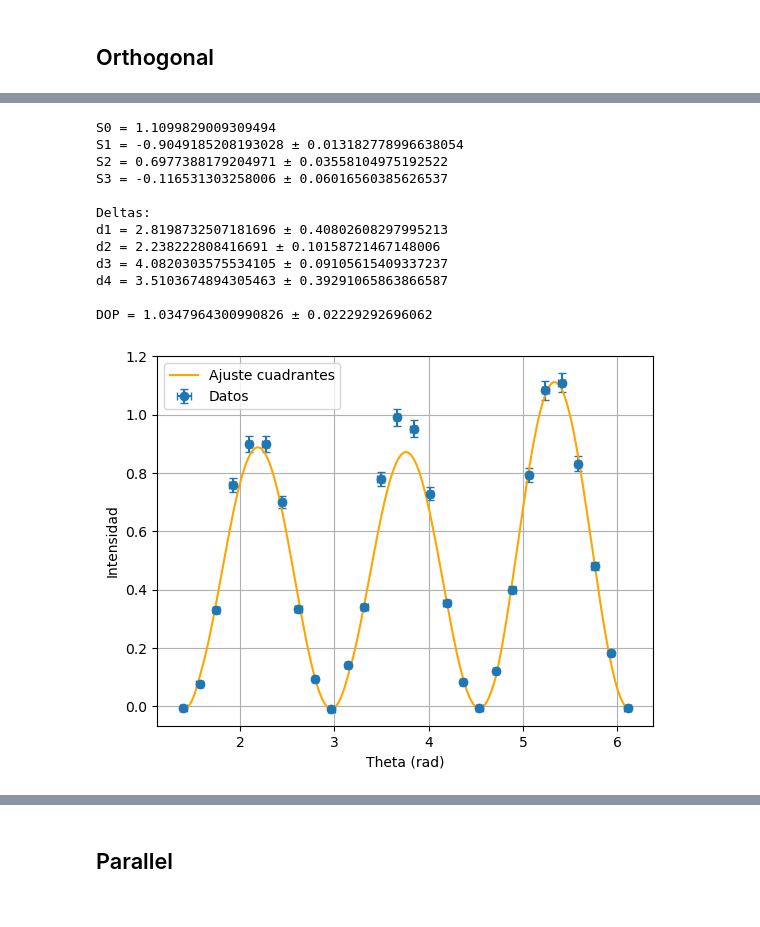
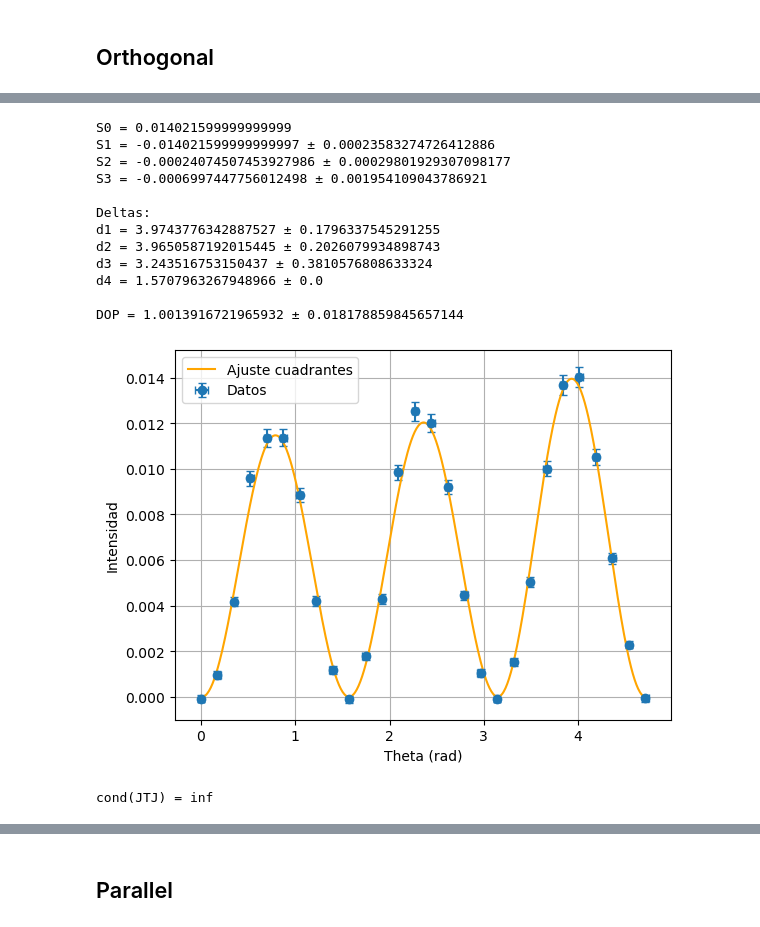
Before and after one commit to BernardoPironio/Polarimetro, a Jupyter notebook: analisis mediciones paralelo y ortogonal.ipynb, the cells around one changed output, grey strips where cells are left out. Drawn from its saved outputs; the diff is of its cells as text; code cells hidden in the pictures.

```diff
--- a/analisis mediciones paralelo y ortogonal.ipynb
+++ b/analisis mediciones paralelo y ortogonal.ipynb
@@ -279,5 +279,5 @@ I_med = I_med / norm_number
 # %%
 
-S0 = np.max(I_med)
-print(f'S0: {S0}')
+S0_para = np.max(I_med_para)
+print(f'S0: {S0_para}')
 # %% [output]
@@ -452,8 +452,3 @@ plt.show()
 # Errors an graphs
 # %% [markdown]
 ## Orthogonal
-# %%
-medicion = pd.read_csv('Measurements\\medicion_manual_polarimetro_ortogonal.csv')
-I_med = medicion['voltaje']-0.00194
-theta = medicion['angulo']*np.pi/180
-medicion.head()
@@ -505,17 +455,17 @@ I_med = I_med / norm_number
 # %%
-S0=np.max(I_med)
+S0_orth=np.max(I_med_orth)
 # %%
 #errors
 
 
-theta_err = np.deg2rad(2)
+theta_err_orth = np.deg2rad(2)
 
 V_div=0.005 #V
 V_full_scale = 8 * V_div
 res_err = V_full_scale / 256
 
-I_err = np.sqrt((0.03 * I_med)**2 + res_err**2)
-I_err = np.abs(I_err)
+I_err_orth = np.sqrt((0.03 * I_med_orth)**2 + res_err**2)
+I_err_orth = np.abs(I_err_orth)
 # %%
 
 # --- delta function for every quadrant ---
@@ -538,7 +488,7 @@ def model(theta, S1, S2, S3, d1, d2, d3, d4):
     for t in theta:
         delta = delta_por_cuadrante(t, d1, d2, d3, d4)
 
-        a0  = S0/2 + S1/4*(1 + np.cos(delta))
+        a0  = S0_orth/2 + S1/4*(1 + np.cos(delta))
         a4c = S1/4*(1 - np.cos(delta))
         a4s = S2/4*(1 - np.cos(delta))
         a2  = -S3/2*np.sin(delta)
@@ -555,19 +505,19 @@ def model(theta, S1, S2, S3, d1, d2, d3, d4):
 # --- residuals con pesos ---
 def residuals(params):
     S1, S2, S3, d1, d2, d3, d4 = params
-    return (model(theta, S1, S2, S3, d1, d2, d3, d4) - I_med) / I_err
+    return (model(theta_orth, S1, S2, S3, d1, d2, d3, d4) - I_med_orth) / I_err_orth
 
 # --- initial conditions ---
 initial_guess = [
-    0.1*S0,
-    0.1*S0,
-    0.1*S0,
+    0.1*S0_orth,
+    0.1*S0_orth,
+    0.1*S0_orth,
     np.pi/2, np.pi/2, np.pi/2, np.pi/2
 ]
 
 # --- bounds ---
-lower_bounds = [-S0, -S0, -S0, 0, 0, 0, 0]
-upper_bounds = [ S0,  S0,  S0, 2*np.pi, 2*np.pi, 2*np.pi, 2*np.pi]
+lower_bounds = [-S0_orth, -S0_orth, -S0_orth, 0, 0, 0, 0]
+upper_bounds = [ S0_orth,  S0_orth,  S0_orth, 2*np.pi, 2*np.pi, 2*np.pi, 2*np.pi]
 
 # --- fit ---
 result = least_squares(
@@ -580,13 +530,13 @@ S1_fit, S2_fit, S3_fit, d1_fit, d2_fit, d3_fit, d4_fit = result.x
 
 # --- errores de parámetros ---
 J = result.jac
-cov = np.linalg.inv(J.T @ J) * np.sum(result.fun**2) / (len(I_med) - len(result.x))
+cov = np.linalg.pinv(J.T @ J) * np.sum(result.fun**2) / (len(I_med_orth) - len(result.x))
 param_errors = np.sqrt(np.diag(cov))
 
 S1_err, S2_err, S3_err, d1_err, d2_err, d3_err, d4_err = param_errors
 
 # --- resultados ---
-print("S0 =", S0)
+print("S0 =", S0_orth)
 print(f"S1 = {S1_fit} ± {S1_err}")
 print(f"S2 = {S2_fit} ± {S2_err}")
 print(f"S3 = {S3_fit} ± {S3_err}")
@@ -596,45 +546,49 @@ print(f"d1 = {d1_fit} ± {d1_err}")
 print(f"d2 = {d2_fit} ± {d2_err}")
 print(f"d3 = {d3_fit} ± {d3_err}")
 print(f"d4 = {d4_fit} ± {d4_err}")
 
 # --- DOP ---
-DOP = np.sqrt(S1_fit**2 + S2_fit**2 + S3_fit**2) / S0
+DOP = np.sqrt(S1_fit**2 + S2_fit**2 + S3_fit**2) / S0_orth
 
-DOP_err = (1 / S0) * np.sqrt(
+DOP_err = (1 / S0_orth) * np.sqrt(
     (S1_fit * S1_err)**2 +
     (S2_fit * S2_err)**2 +
     (S3_fit * S3_err)**2
 ) / np.sqrt(S1_fit**2 + S2_fit**2 + S3_fit**2)
 
 print(f"\nDOP = {DOP} ± {DOP_err}")
 
 # --- fitted curve ---
-theta_fit = np.linspace(theta.min(), theta.max(), 500)
+theta_fit = np.linspace(theta_orth.min(), theta_orth.max(), 500)
 I_fit = model(theta_fit, S1_fit, S2_fit, S3_fit, d1_fit, d2_fit, d3_fit, d4_fit)
 
 # --- gráfico con errores ---
-plt.errorbar(theta, I_med, yerr=I_err, xerr=theta_err,
+plt.errorbar(theta_orth, I_med_orth, yerr=I_err_orth, xerr=theta_err_orth,
              fmt='o', capsize=3, label="Datos")
 
 plt.plot(theta_fit, I_fit, color="orange", label="Ajuste cuadrantes")
 
 plt.grid()
 plt.xlabel("Theta (rad)")
 plt.ylabel("Intensidad")
 plt.legend()
 plt.show()
 # %% [output]
-S0 = 1.1099829009309494
-S1 = -0.9049185208193028 ± 0.013182778996638054
-S2 = 0.6977388179204971 ± 0.03558104975192522
-S3 = -0.116531303258006 ± 0.06016560385626537
+S0 = 0.014021599999999999
+S1 = -0.014021599999999997 ± 0.00023583274726412886
+S2 = -0.00024074507453927986 ± 0.00029801929307098177
+S3 = -0.0006997447756012498 ± 0.001954109043786921
 
 Deltas:
-d1 = 2.8198732507181696 ± 0.40802608297995213
-d2 = 2.238222808416691 ± 0.10158721467148006
-d3 = 4.0820303575534105 ± 0.09105615409337237
-d4 = 3.5103674894305463 ± 0.39291065863866587
+d1 = 3.9743776342887527 ± 0.1796337545291255
+d2 = 3.9650587192015445 ± 0.2026079934898743
+d3 = 3.243516753150437 ± 0.3810576808633324
+d4 = 1.5707963267948966 ± 0.0
 
-DOP = 1.0347964300990826 ± 0.02229292696062
+DOP = 1.0013916721965932 ± 0.018178859845657144
-[figure, old version]
+[figure, new version]
+# %%
+print("cond(JTJ) =", np.linalg.cond(J.T @ J))
+# %% [output]
+cond(JTJ) = inf
 # %%
```
Also changed, not shown: parts of 51 cells of this notebook, 1 other file.
